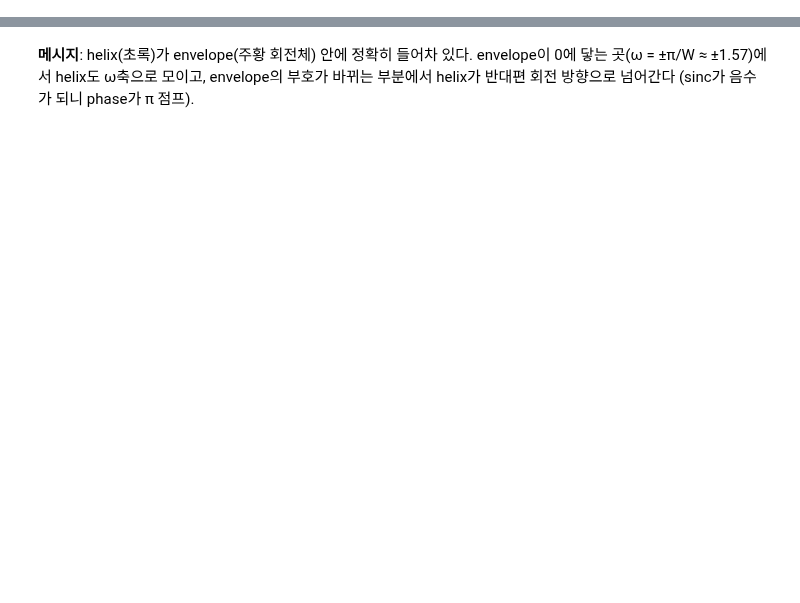
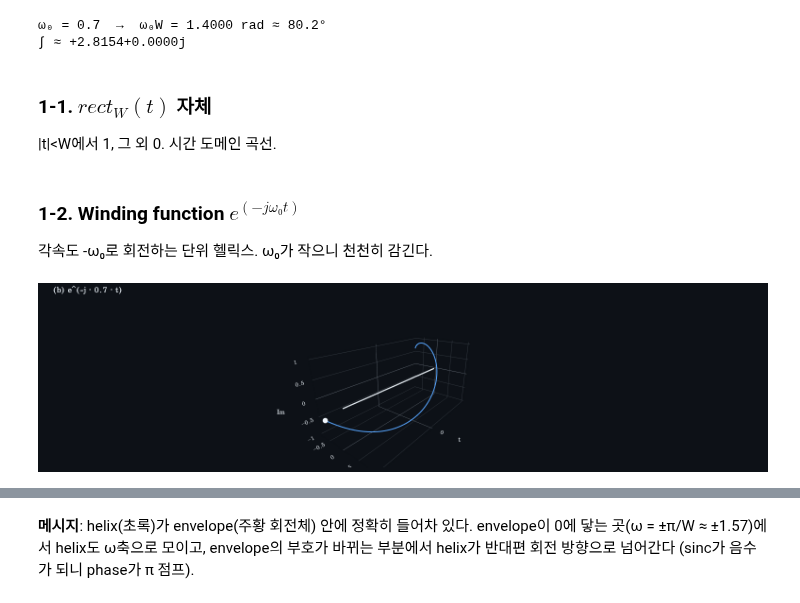
Before and after one commit to dohyunKim0309/Fourier-Transform-Visualization, a Jupyter notebook: examples/03_rect_sinc.ipynb, the cells around one changed output, grey strips where cells are left out. Drawn from its saved outputs; the diff is of its cells as text; code cells hidden in the pictures; blank space fills up the shorter version.

```diff
--- a/examples/03_rect_sinc.ipynb
+++ b/examples/03_rect_sinc.ipynb
@@ -507,0 +52,27 @@ $$
+# %%
+omega0 = 0.7
+
+sig_rect = signals.rect(width=2*W)
+analyzer_3d = FourierAnalyzer(sig_rect, t_min=-W-1.5, t_max=W+1.5, n_samples=2000)
+ws_3d = analyzer_3d.wound_at_omega(omega0)
+last_idx = len(ws_3d.t) - 1
+
+print(f'ω₀ = {omega0}  →  ω₀W = {omega0*W:.4f} rad ≈ {np.degrees(omega0*W):.1f}°')
+print(f'∫ ≈ {ws_3d.final_integral.real:+.4f}{ws_3d.final_integral.imag:+.4f}j')
+# %% [output]
+ω₀ = 0.7  →  ω₀W = 1.4000 rad ≈ 80.2°
+∫ ≈ +2.8154+0.0000j
+# %% [markdown]
+### 1-1. $rect_W(t)$ 자체
+
+|t|<W에서 1, 그 외 0. 시간 도메인 곡선.
+# %%
+p = SignalPlot(); p.update(ws_3d, last_idx); p.figure.show()
+# %% [markdown]
+### 1-2. Winding function $e^(-jω₀t)$
+
+각속도 -ω₀로 회전하는 단위 헬릭스. ω₀가 작으니 천천히 감긴다.
+# %%
+p = WindingHelixPlot(); p.update(ws_3d, last_idx); p.figure.show()
+# %% [output]
+[figure, added]
```
Also changed, not shown: parts of 60 cells of this notebook, 6 other files.
